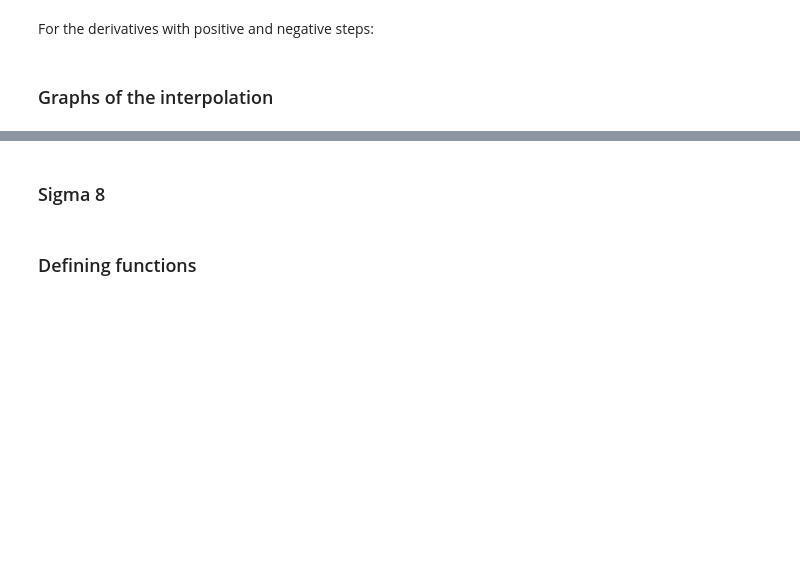
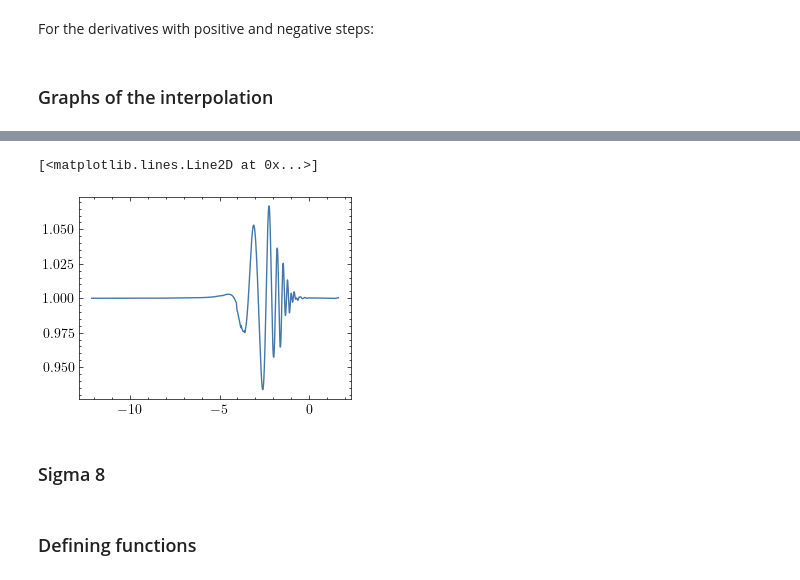
Before and after one commit to antoniacisternas/Forecast-validation-for-Euclid., a Jupyter notebook: Class_fisher_matrix_pessimistic_CAMB.ipynb, the cells around one changed output, grey strips where cells are left out. Drawn from its saved outputs; the diff is of its cells as text; code cells hidden in the pictures; blank space fills up the shorter version.

```diff
--- a/Class_fisher_matrix_pessimistic_CAMB.ipynb
+++ b/Class_fisher_matrix_pessimistic_CAMB.ipynb
@@ -211,3 +219,11 @@ plt.show()
+# %%
+def frac(k, ks):
+    return np.exp(P_nw_[0](ks))/np.exp(P_dd_[0](k))
+
+plt.plot(k_nw_new[0], frac(k_new[0], k_nw_new[0]))
+# %% [output]
+[<matplotlib.lines.Line2D at 0x...>]
+[figure, added]
 # %% [markdown]
 ### Sigma 8
 # %%
```
Also changed, not shown: parts of 25 cells of this notebook, 2 other files.
